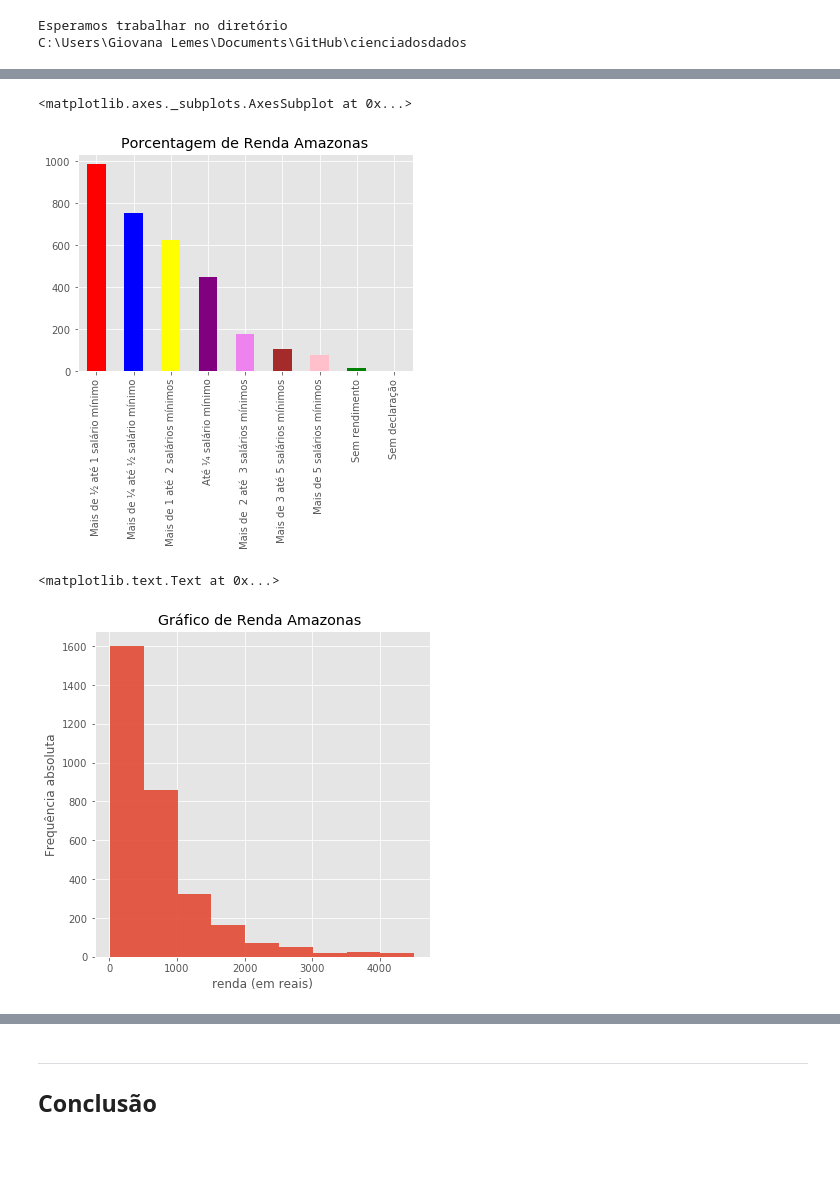
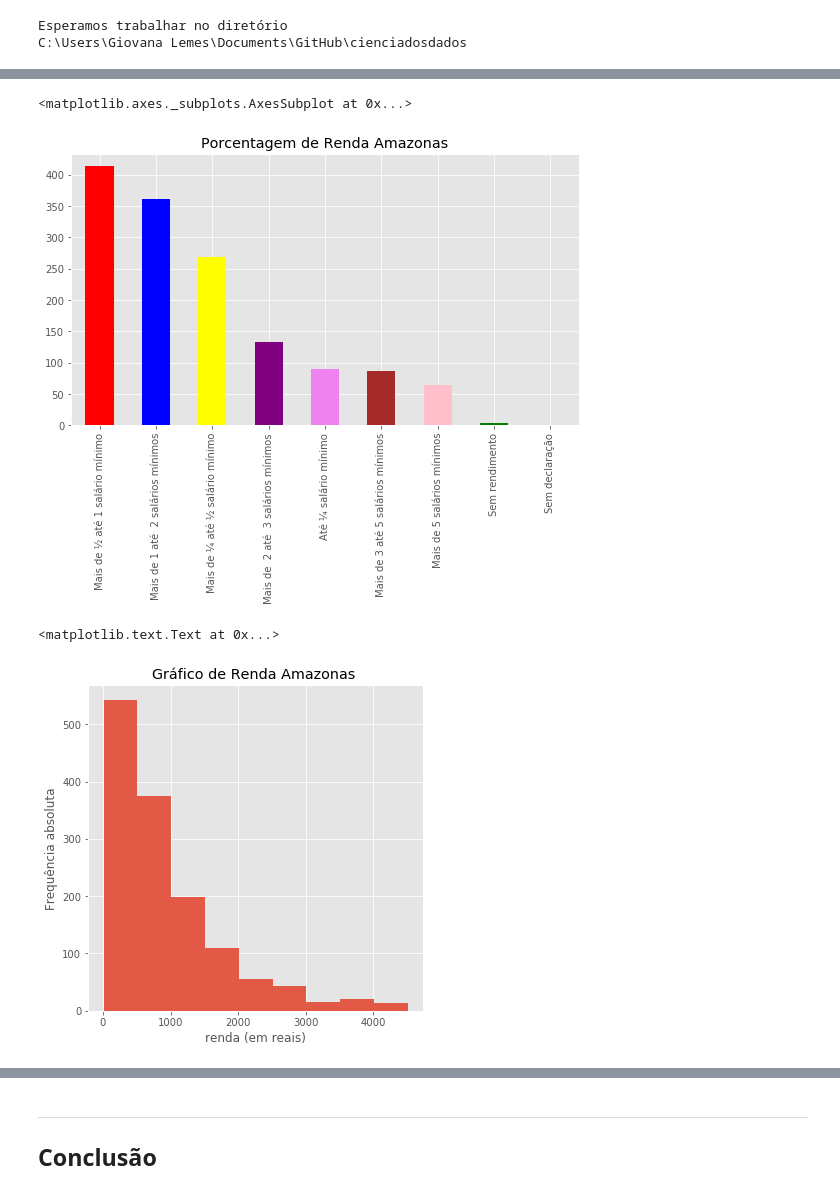
Before and after one commit to giovanacrl/cienciadosdados, a Jupyter notebook: Projeto1 Layout.ipynb, the cells around one changed output, grey strips where cells are left out. Drawn from its saved outputs; the diff is of its cells as text; code cells hidden in the pictures; blank space fills up the shorter version.

```diff
--- a/Projeto1 Layout.ipynb
+++ b/Projeto1 Layout.ipynb
@@ -43,7 +40,7 @@ Documento = pd.read_csv('DOM2015csv.zip', compression='zip', header=0, sep=',',
 tabela_resumida = Documento.loc[ : ,["UF","V02273","V02274","V02322","V02324","V02424","V02425","V4622","V4624","V02426","V0219", "V0218", "V0217", "V0212","V4621"]]
 tabela_resumida.to_csv("resumo.csv")
 # %%
-tabela_não_nula = tabela_resumida#[pd.notnull(Documento.UF)& pd.notnull(Documento.V02273)& pd.notnull(Documento.V02274) & pd.notnull(Documento.V02322)& pd.notnull(Documento.V02324)& pd.notnull(Documento.V02424)& pd.notnull(Documento.V02425)& pd.notnull(Documento.V4622)& pd.notnull(Documento.V4624)& pd.notnull(Documento.V02426)& pd.notnull(Documento.V0219)& pd.notnull(Documento.V0218)& pd.notnull(Documento.V0217)& pd.notnull(Documento.V0212)   ]
+tabela_não_nula = tabela_resumida[pd.notnull(Documento.UF)& pd.notnull(Documento.V02273)& pd.notnull(Documento.V02274) & pd.notnull(Documento.V02322)& pd.notnull(Documento.V02324)& pd.notnull(Documento.V02424)& pd.notnull(Documento.V02425)& pd.notnull(Documento.V4622)& pd.notnull(Documento.V4624)& pd.notnull(Documento.V02426)& pd.notnull(Documento.V0219)& pd.notnull(Documento.V0218)& pd.notnull(Documento.V0217)& pd.notnull(Documento.V0212)   ]
 #Código para renomear
 #tabela_não_nula = tabela_não_nula.rename(columns = {"V02273":"Tem televisão com recepçao de sinal digital de tv aberta",  "V02274":"Tem televisão com antena parabólica", "V02322":"Tem acesso à Internet no próprio domicilio", "V02324":"Para acessar à Internet utiliza-se telefone celular", "V02424":"O acesso à Internet é feito através de sinal de rede celular 3G ou 4G","V02425":"O acesso à Internet é feito através de conexão discada por linha telefônica"})
 tabela_não_nula.V02273 = Documento.V02273.astype('category')
@@ -479,11 +468,13 @@ am.head()
 # %%
 #GRÁFICOS AMAZONAS RENDA PERCENTUAL
+fig = plt.figure(figsize = (20,5))
+plt.subplot(121)
 renda_am = am.V4622.value_counts()
 plt.title("Porcentagem de Renda Amazonas")
 renda_am.plot(kind='bar', color=('red', 'blue','yellow','purple','violet','Brown','Pink','Green'), legend=False)
 # %% [output]
 <matplotlib.axes._subplots.AxesSubplot at 0x...>
-[figure, old version]
+[figure, new version]
 # %%
 #RENDA
 faixa = range(10,5000,500)
@@ -494,7 +485,7 @@ plt.ylabel('Frequência absoluta')
 plt.xlabel('renda (em reais)')
 # %% [output]
 <matplotlib.text.Text at 0x...>
-[figure, old version]
+[figure, new version]
 # %%
 #GRÁFICOS AMAZONAS ENERGIA
 fig = plt.figure(figsize = (20,5))
```
Also changed, not shown: parts of 41 cells of this notebook.
